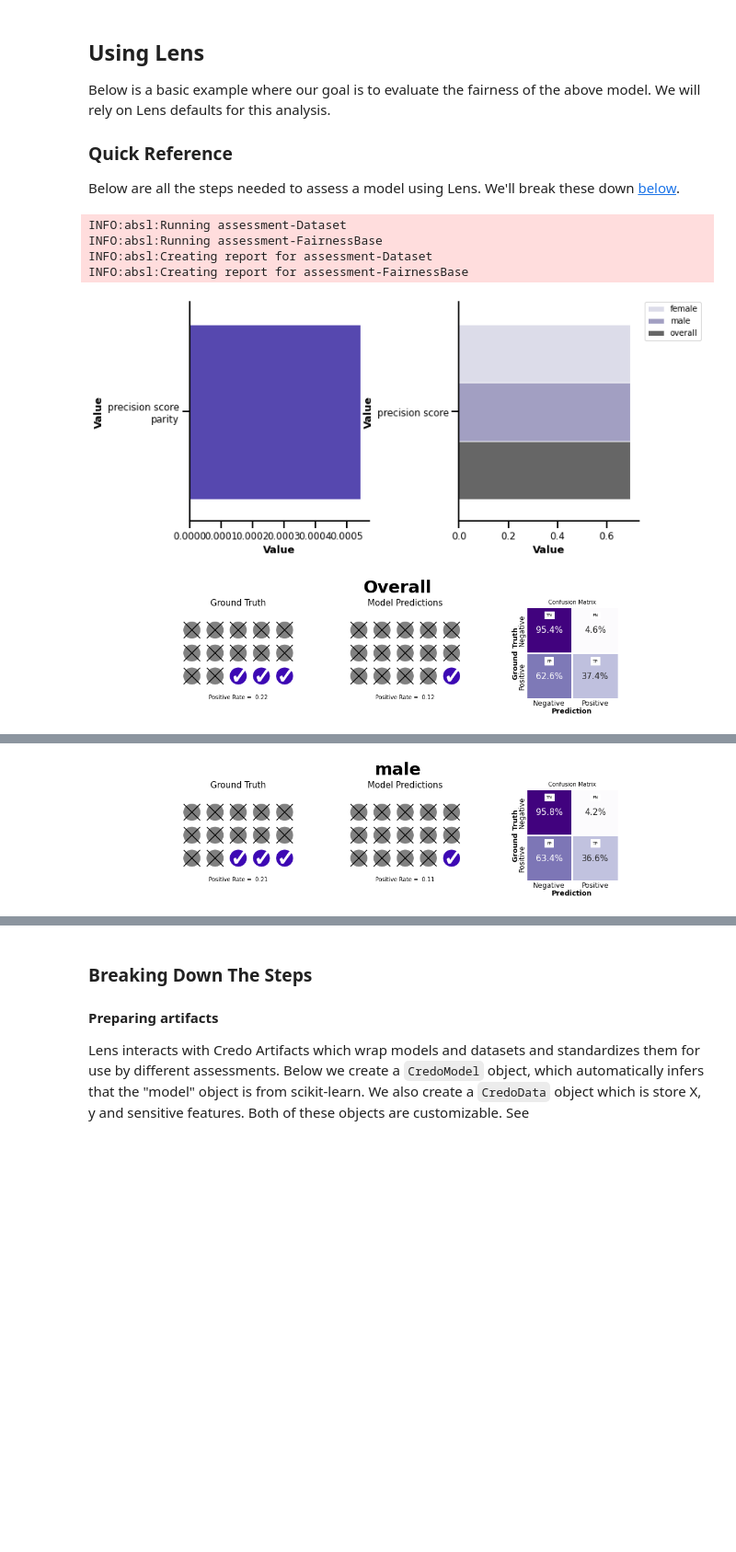
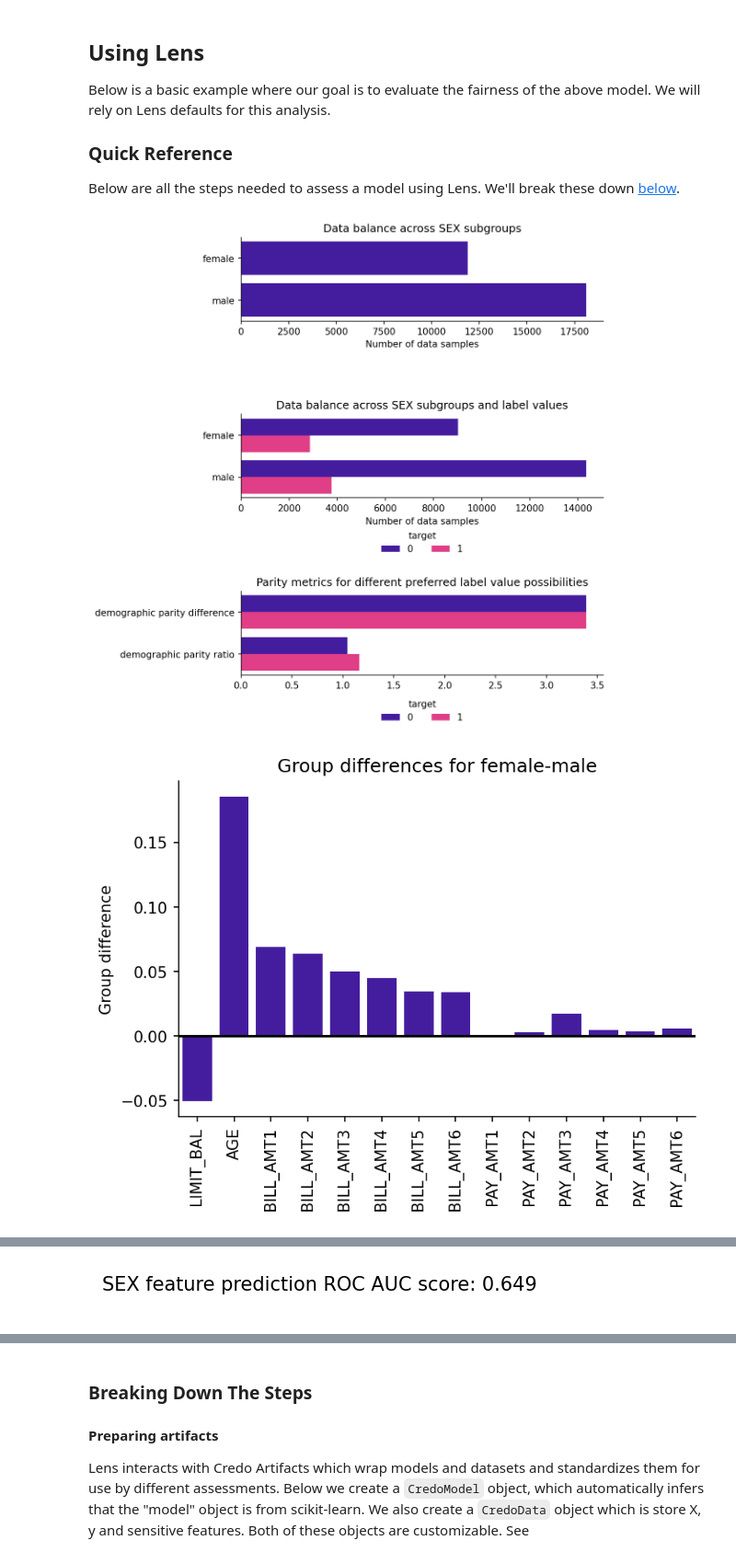
Before and after one commit to credo-ai/credoai_lens, a Jupyter notebook: docs/notebooks/quickstart.ipynb, the cells around one changed output, grey strips where cells are left out. Shown at 92% size. Drawn from its saved outputs; the diff is of its cells as text; code cells hidden in the pictures; blank space fills up the shorter version.

Commit message:
updated for data assessment

```diff
--- a/docs/notebooks/quickstart.ipynb
+++ b/docs/notebooks/quickstart.ipynb
@@ -52,9 +52,10 @@ from sklearn.ensemble import GradientBoostingClassifier
 import credoai.lens as cl
 # %%
 data = fetch_creditdefault()
-X = data['data'].drop(columns=['SEX'])
-y = data['target']
-sensitive_feature = data['data']['SEX']
+df = data['data']
+df['target'] = data['target'].astype(int)
 # %%
 model = GradientBoostingClassifier()
-model.fit(X,y)
+X = df.drop(columns=['SEX', 'target'])
+y = df['target']
+model.fit(X, y)
@@ -70,28 +69,25 @@ Below are all the steps needed to assess a model using Lens. We'll break these d
 # %%
 # set up moden and data artifacts
 credo_model = cl.CredoModel(name='credit_default_classifier',
                             model=model)
 
 credo_data = cl.CredoData(name='UCI-credit-default',
-                          X=X,
-                          y=y.astype(int),
-                          sensitive_features=sensitive_feature)
+                          data=df,
+                          sensitive_feature_key='SEX',
+                          label_key='target'
+                          )
 
 # specify the metrics that will be used by the FairnessBase assessment
 alignment_spec = {
     'FairnessBase': {'metrics': ['precision_score']}
 }
 
 # run lens
 lens = cl.Lens(model=credo_model,
                data=credo_data,
                spec=alignment_spec)
 results = lens.run_assessments()
 reports = lens.create_reports()
 # %% [output]
-INFO:absl:Running assessment-Dataset
-INFO:absl:Running assessment-FairnessBase
-INFO:absl:Creating report for assessment-Dataset
-INFO:absl:Creating report for assessment-FairnessBase
-[figure, old version]
+[figure, new version]
-[figure, old version]
+[figure, new version]
@@ -99 +95 @@ INFO:absl:Creating report for assessment-FairnessBase
-[figure, old version]
+[figure, new version]
```
Also changed, not shown: parts of 8 cells of this notebook.
